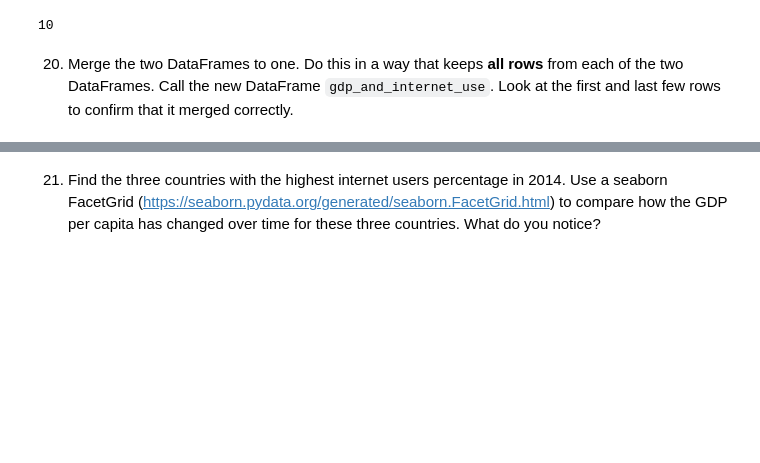
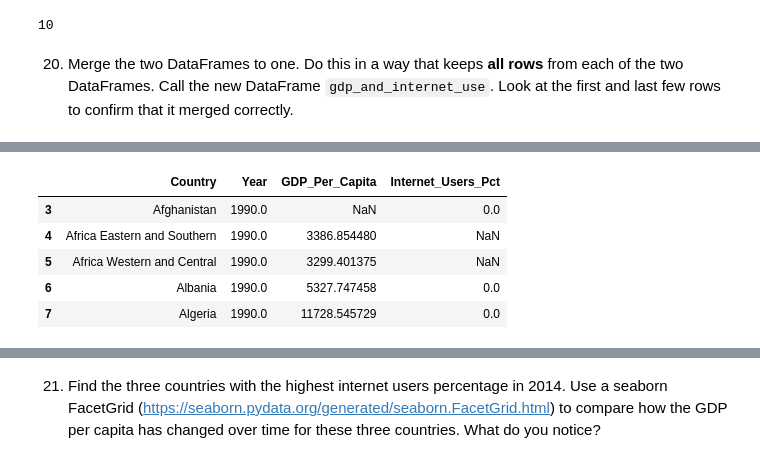
Before and after one commit to NSS-Data-Analytics-Cohort-14/gdp-and-internet-usage-alaurarobinson, a Jupyter notebook: notebooks/alrobinson_un_data.ipynb, the cells around one changed output, grey strips where cells are left out. Saved outputs shown, nothing was run; the diff lists cells and outputs as text; code cells hidden in the pictures; blank space fills up the shorter version.

```diff
--- a/notebooks/alrobinson_un_data.ipynb
+++ b/notebooks/alrobinson_un_data.ipynb
@@ -441,3 +439,3 @@ gdp_and_internet_use = pd.merge(gdp_df, internet_df, on=['Year'], how='outer')
 # %%
-gdp_df['Year'] = pd.to_numeric(gdp_df['Year'], errors='coerce').astype(int)
-internet_df['Year'] = pd.to_numeric(internet_df['Year'], errors='coerce').astype(int)
+gdp_df['Year'] = pd.to_numeric(gdp_df['Year'], errors='coerce')
+internet_df['Year'] = pd.to_numeric(internet_df['Year'], errors='coerce')
@@ -446,3 +445,6 @@ IntCastingNaNError: Cannot convert non-finite values (NA or inf) to integer
+# %%
+gdp_df.loc[:, 'Year'] = gdp_df.loc[:, 'Year'].astype(int)
+internet_df.loc[:, 'Year'] = internet_df.loc[:, 'Year'].astype(int)
 # %%
 gdp_df['Year'] = pd.to_numeric(gdp_df['Year'], errors='coerce')
 internet_df['Year'] = pd.to_numeric(internet_df['Year'], errors='coerce')
@@ -452,3 +456,0 @@ internet_df = internet_df.loc[internet_df['Year'].notna()]
-# %%
-gdp_df['Year'] = gdp_df['Year'].astype(int)
-internet_df['Year'] = internet_df['Year'].astype(int)
@@ -464,0 +468,10 @@ gdp_and_internet_use.head()
+# %%
+gdp_and_internet_use = gdp_and_internet_use.iloc[3:]
+gdp_and_internet_use.head()
+# %% [output]
+|  | Country | Year | GDP_Per_Capita | Internet_Users_Pct |
+| 3 | Afghanistan | 1990.0 | NaN | 0.0 |
+| 4 | Africa Eastern and Southern | 1990.0 | 3386.854480 | NaN |
+| 5 | Africa Western and Central | 1990.0 | 3299.401375 | NaN |
+| 6 | Albania | 1990.0 | 5327.747458 | 0.0 |
+| 7 | Algeria | 1990.0 | 11728.545729 | 0.0 |
```
Also changed, not shown: parts of 9 cells of this notebook.
